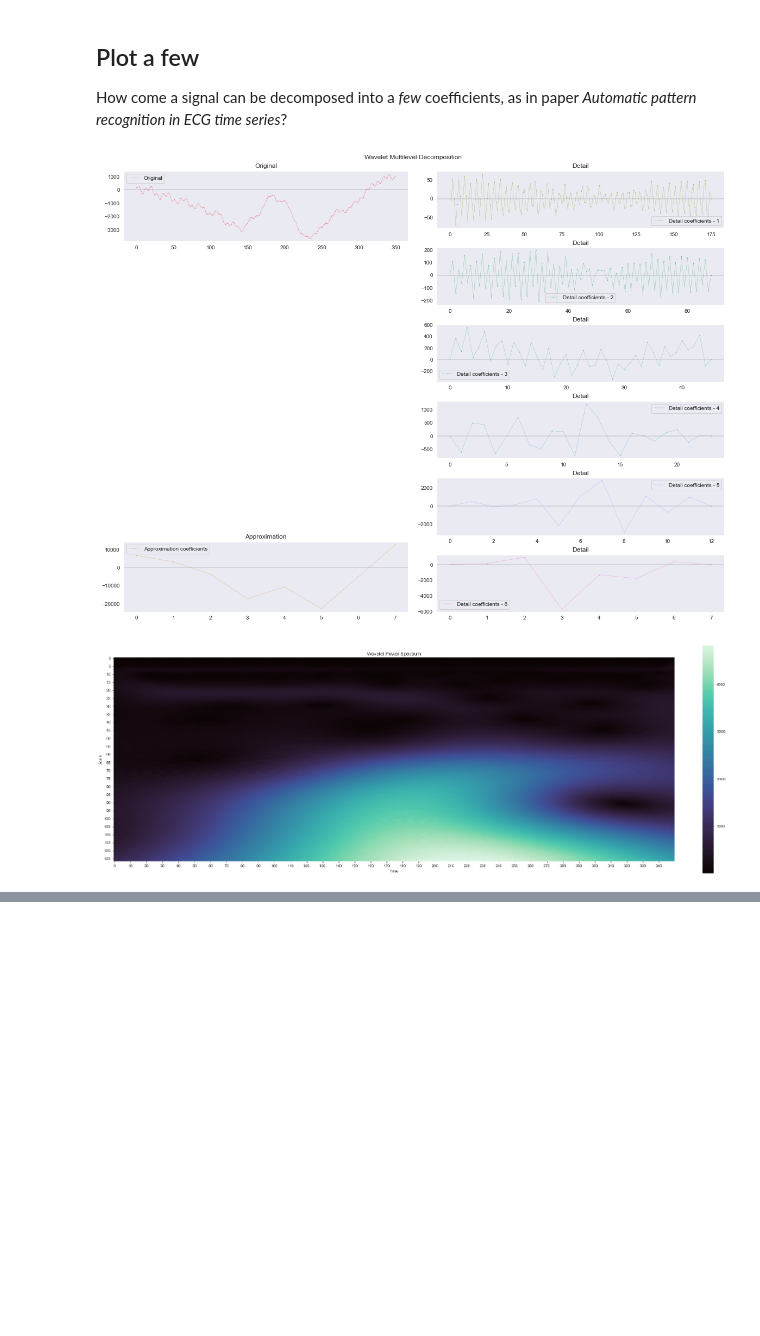
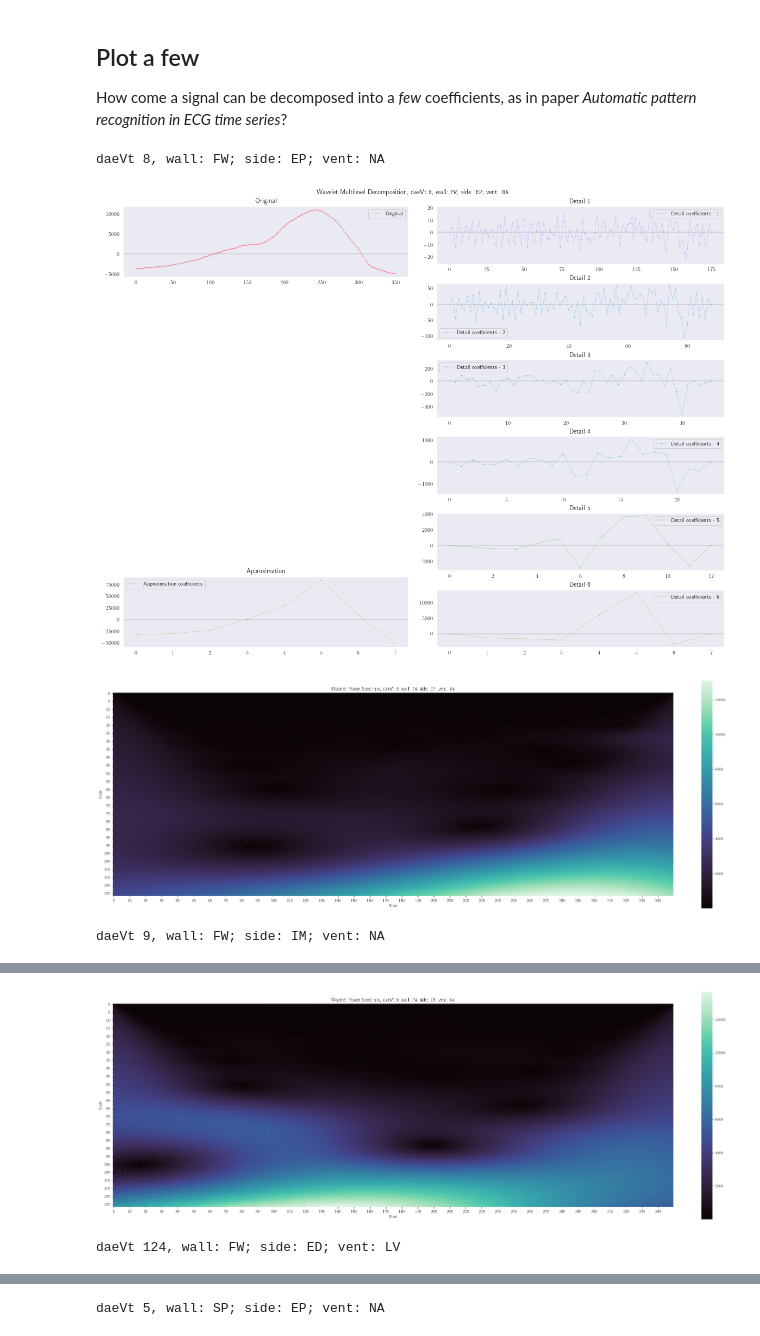
Before and after one commit to StefanHeng/ECG-PVC-Classifier, a Jupyter notebook: Feature-Representation/ecg_as_wavelet.ipynb, the cells around one changed output, grey strips where cells are left out. Saved outputs shown, nothing was run; the diff lists cells and outputs as text; code cells hidden in the pictures; blank space fills up the shorter version.

```diff
--- a/Feature-Representation/ecg_as_wavelet.ipynb
+++ b/Feature-Representation/ecg_as_wavelet.ipynb
@@ -24,20 +24,36 @@ from icecream import ic
 
 from util import *
 from ecg_data import EcgData
+from ecg_label import EcgLabel
 
-sns.set_style("dark")
 os.chdir('../../PVC_DATA')
 
+dnm = 'daeVt'
 dg = EcgData()
-ecgs = dg('daePm.ecg')
 # %% [markdown]
 ## Plot a few
 How come a signal can be decomposed into a *few* coefficients, as in paper *Automatic pattern recognition in ECG time series*?
-# %%
-i = 502
-data = ecgs[i][:350]
-plot_wavelet_dwt(data, 'db2', level=6)
-plot_wavelet_cwt(data, 'cmor1.5-1.0', max_scale=128)
-# %% [output]
-[figure, removed]
-[figure, removed]
+# %%
+ecgs = dg(f'{dnm}.ecg')
+labels = EcgLabel(dnm)
+
+w_dis = 'db2'
+lvl_dis = 6
+w_cont = 'cmor1.5-1.0'
+scl_cont = 128
+
+for idx, row in labels.unique().iterrows():
+    def _title(t):
+        return f'{dnm} {idx}, {t}'
+
+    sig = ecgs[idx][:350]  # Pick 1st lead
+    print(_title(srs2str(row, keys=labels.label_types, tex=False)))
+
+    title = _title(srs2str(row, keys=labels.label_types))
+    plot_wavelet_dwt(sig, w_dis, level=lvl_dis, title=title)
+    plot_wavelet_cwt(sig, w_cont, max_scale=scl_cont, title=title)
+# %% [output]
+daeVt 8, wall: FW; side: EP; vent: NA
+[figure, added]
+[figure, added]
+daeVt 9, wall: FW; side: IM; vent: NA
@@ -43,0 +61,2 @@ plot_wavelet_cwt(data, 'cmor1.5-1.0', max_scale=128)
+[figure, added]
+daeVt 124, wall: FW; side: ED; vent: LV
@@ -43,0 +65 @@ plot_wavelet_cwt(data, 'cmor1.5-1.0', max_scale=128)
+daeVt 5, wall: SP; side: EP; vent: NA
```
Also changed, not shown: parts of 1 cell of this notebook, 6 other files.
